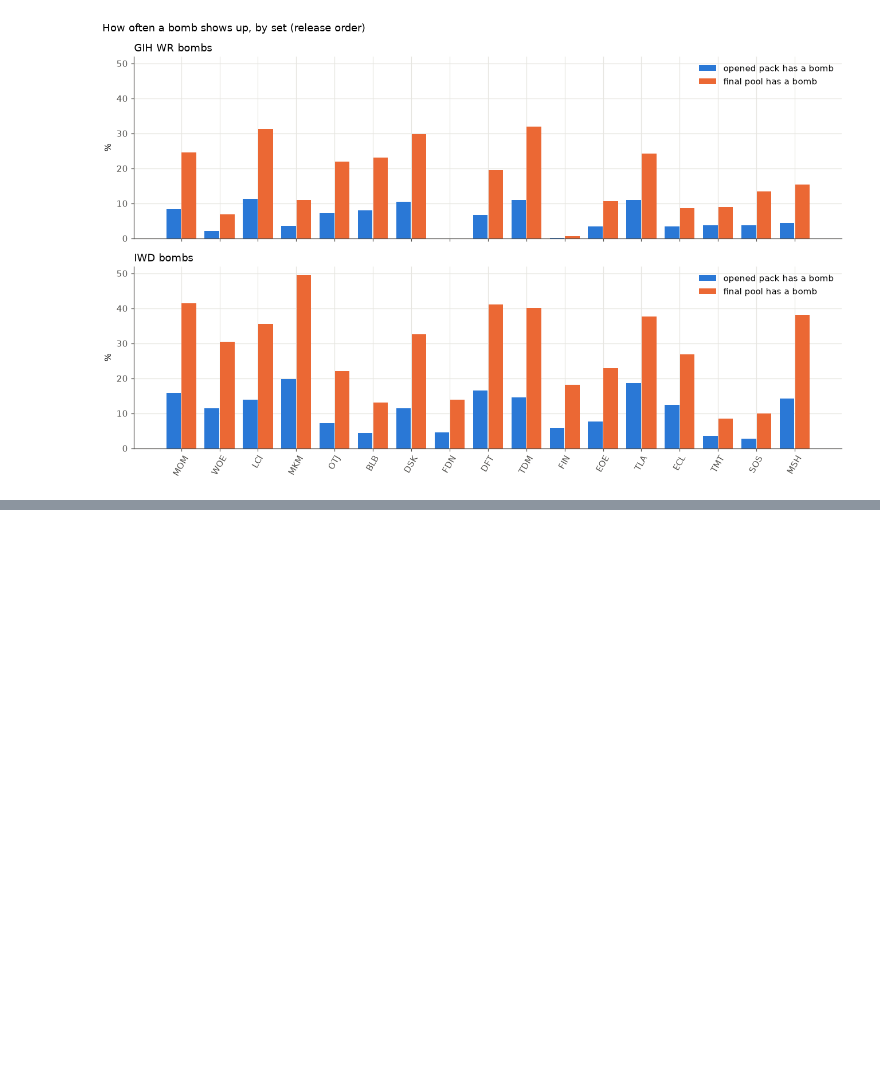
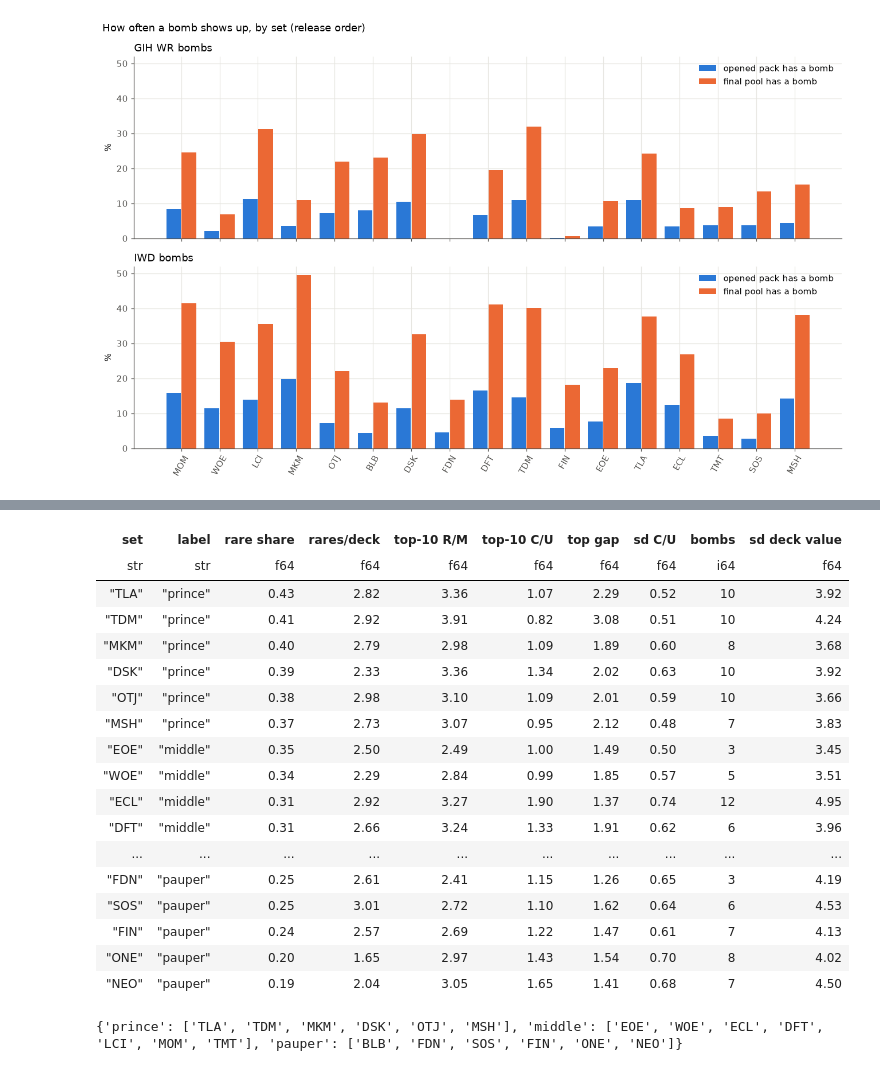
Before and after one commit to zscore/mtg-open-lane, a Jupyter notebook: notebooks/bombs.ipynb, the cells around one changed output, grey strips where cells are left out. Cells and saved outputs as stored; diff of their text form; code cells hidden in the pictures; blank space fills up the shorter version.

```diff
--- a/notebooks/bombs.ipynb
+++ b/notebooks/bombs.ipynb
@@ -888,0 +1067,39 @@ plt.tight_layout(); plt.show()
+# %%
+prince = pl.read_csv(OUT / "prince_index.csv")
+tier = pl.when(pl.col("rarity").is_in(["rare", "mythic"])).then(pl.lit("RM")).when(
+    pl.col("rarity").is_in(["common", "uncommon"])).then(pl.lit("CU")).otherwise(None)
+card_side = (imp.with_columns(tier.alias("tier")).filter(pl.col("tier").is_not_null())
+             .group_by("set", "tier").agg(pl.col("impact").sort(descending=True).head(10).mean().alias("top10"),
+                                          pl.col("impact").std().alias("sd"))
+             .pivot(on="tier", index="set", values=["top10", "sd"]))
+pp = (prince.join(card_side, on="set").join(impact_tbl.select("set", "bombs"), on="set")
+      .with_columns((pl.col("top10_RM") - pl.col("top10_CU")).alias("top gap"),
+                    pl.when(pl.col("rare_share") >= 0.36).then(pl.lit("prince"))
+                    .when(pl.col("rare_share") <= 0.28).then(pl.lit("pauper")).otherwise(pl.lit("middle")).alias("label"))
+      .sort("rare_share", descending=True)
+      .select("set", "label", pl.col("rare_share").alias("rare share"), pl.col("rares per deck").alias("rares/deck"),
+              pl.col("top10_RM").alias("top-10 R/M"), pl.col("top10_CU").alias("top-10 C/U"), "top gap",
+              pl.col("sd_CU").alias("sd C/U"), "bombs", pl.col("sd deck value").alias("sd deck value")))
+pp.write_csv(OUT / "prince_pauper.csv")
+display(pp)
+print({k: pp.filter(pl.col("label") == k)["set"].to_list() for k in ["prince", "middle", "pauper"]})
+# %% [output]
+| set | label | rare share | rares/deck | top-10 R/M | top-10 C/U | top gap | sd C/U | bombs | sd deck value |
+| str | str | f64 | f64 | f64 | f64 | f64 | f64 | i64 | f64 |
+| "TLA" | "prince" | 0.43 | 2.82 | 3.36 | 1.07 | 2.29 | 0.52 | 10 | 3.92 |
+| "TDM" | "prince" | 0.41 | 2.92 | 3.91 | 0.82 | 3.08 | 0.51 | 10 | 4.24 |
+| "MKM" | "prince" | 0.40 | 2.79 | 2.98 | 1.09 | 1.89 | 0.60 | 8 | 3.68 |
+| "DSK" | "prince" | 0.39 | 2.33 | 3.36 | 1.34 | 2.02 | 0.63 | 10 | 3.92 |
+| "OTJ" | "prince" | 0.38 | 2.98 | 3.10 | 1.09 | 2.01 | 0.59 | 10 | 3.66 |
+| "MSH" | "prince" | 0.37 | 2.73 | 3.07 | 0.95 | 2.12 | 0.48 | 7 | 3.83 |
+| "EOE" | "middle" | 0.35 | 2.50 | 2.49 | 1.00 | 1.49 | 0.50 | 3 | 3.45 |
+| "WOE" | "middle" | 0.34 | 2.29 | 2.84 | 0.99 | 1.85 | 0.57 | 5 | 3.51 |
+| "ECL" | "middle" | 0.31 | 2.92 | 3.27 | 1.90 | 1.37 | 0.74 | 12 | 4.95 |
+| "DFT" | "middle" | 0.31 | 2.66 | 3.24 | 1.33 | 1.91 | 0.62 | 6 | 3.96 |
+| ... | ... | ... | ... | ... | ... | ... | ... | ... | ... |
+| "FDN" | "pauper" | 0.25 | 2.61 | 2.41 | 1.15 | 1.26 | 0.65 | 3 | 4.19 |
+| "SOS" | "pauper" | 0.25 | 3.01 | 2.72 | 1.10 | 1.62 | 0.64 | 6 | 4.53 |
+| "FIN" | "pauper" | 0.24 | 2.57 | 2.69 | 1.22 | 1.47 | 0.61 | 7 | 4.13 |
+| "ONE" | "pauper" | 0.20 | 1.65 | 2.97 | 1.43 | 1.54 | 0.70 | 8 | 4.02 |
+| "NEO" | "pauper" | 0.19 | 2.04 | 3.05 | 1.65 | 1.41 | 0.68 | 7 | 4.50 |
+{'prince': ['TLA', 'TDM', 'MKM', 'DSK', 'OTJ', 'MSH'], 'middle': ['EOE', 'WOE', 'ECL', 'DFT', 'LCI', 'MOM', 'TMT'], 'pauper': ['BLB', 'FDN', 'SOS', 'FIN', 'ONE', 'NEO']}
```
Also changed, not shown: parts of 15 cells of this notebook, 16 other files.
